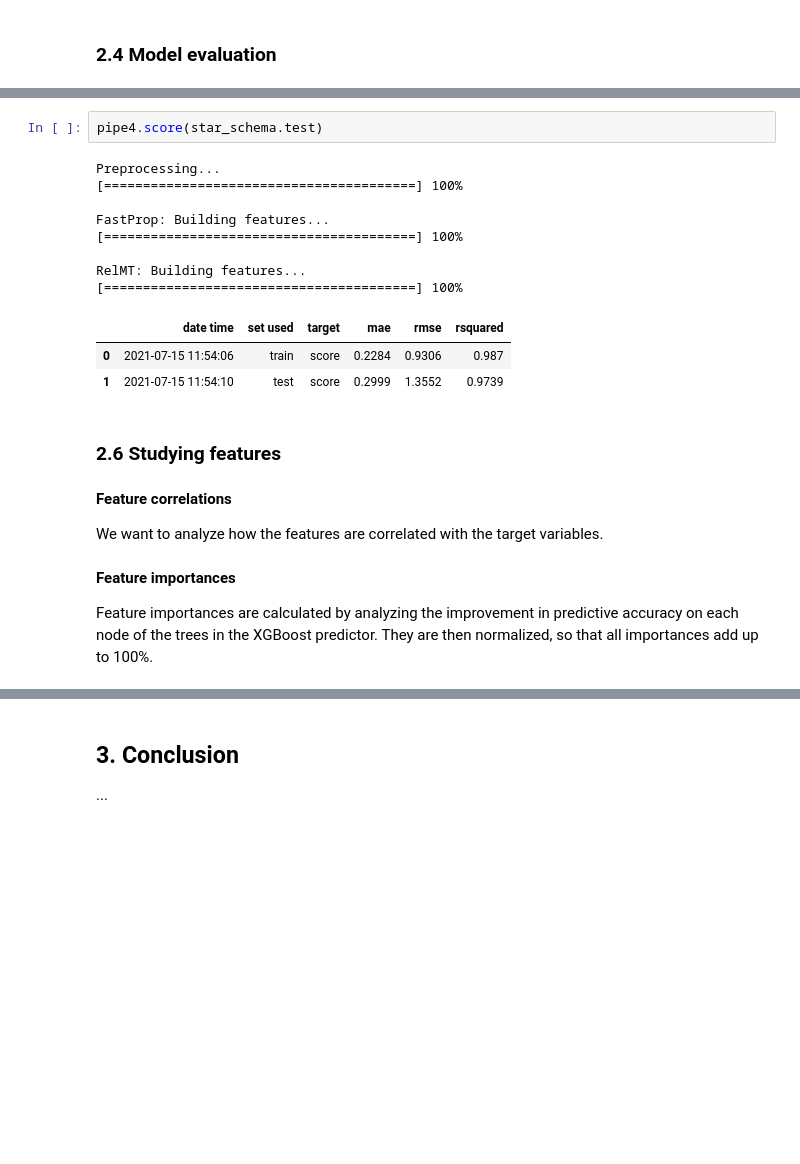
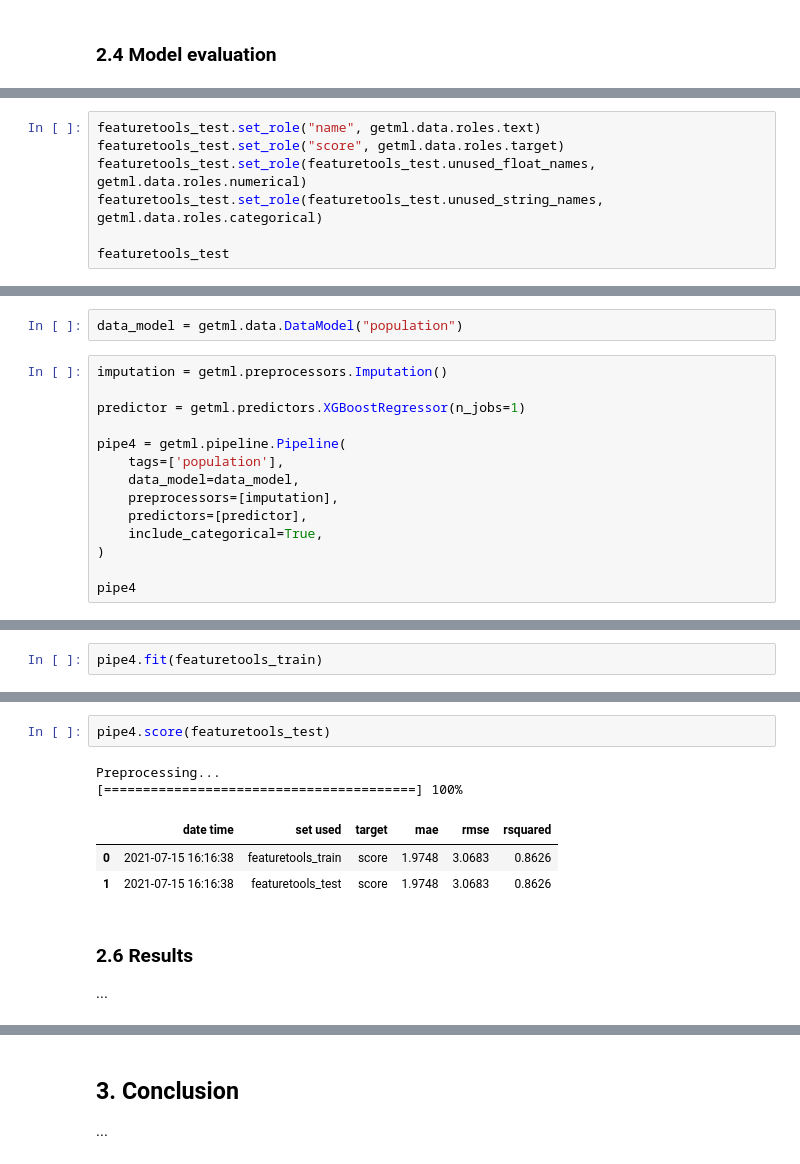
Before and after one commit to getml/getml-demo, a Jupyter notebook: sfscores.ipynb, the cells around one changed output, grey strips where cells are left out. Cells and saved outputs as stored; diff of their text form; blank space fills up the shorter version.

Commit message:
Added featuretools to SFScores

```diff
--- a/sfscores.ipynb
+++ b/sfscores.ipynb
@@ -607,0 +747,7 @@ RelMT: Building features...
+# %%
+featuretools_test.set_role("name", getml.data.roles.text)
+featuretools_test.set_role("score", getml.data.roles.target)
+featuretools_test.set_role(featuretools_test.unused_float_names, getml.data.roles.numerical)
+featuretools_test.set_role(featuretools_test.unused_string_names, getml.data.roles.categorical)
+
+featuretools_test
@@ -607,0 +773,16 @@ RelMT: Building features...
+# %%
+data_model = getml.data.DataModel("population")
+# %%
+imputation = getml.preprocessors.Imputation()
+
+predictor = getml.predictors.XGBoostRegressor(n_jobs=1)
+
+pipe4 = getml.pipeline.Pipeline(
+    tags=['population'],
+    data_model=data_model,
+    preprocessors=[imputation],
+    predictors=[predictor],
+    include_categorical=True,
+)
+
+pipe4
@@ -607,0 +800,2 @@ RelMT: Building features...
+# %%
+pipe4.fit(featuretools_train)
@@ -608,24 +832,12 @@ RelMT: Building features...
 # %%
-pipe4.score(star_schema.test)
+pipe4.score(featuretools_test)
 # %% [output]
 Preprocessing...
 [========================================] 100%
-
-FastProp: Building features...
-[========================================] 100%
-
-RelMT: Building features...
-[========================================] 100%
 |  | date time | set used | target | mae | rmse | rsquared |
-| 0 | 2021-07-15 11:54:06 | train | score | 0.2284 | 0.9306 | 0.987 |
-| 1 | 2021-07-15 11:54:10 | test | score | 0.2999 | 1.3552 | 0.9739 |
+| 0 | 2021-07-15 16:16:38 | featuretools_train | score | 1.9748 | 3.0683 | 0.8626 |
+| 1 | 2021-07-15 16:16:38 | featuretools_test | score | 1.9748 | 3.0683 | 0.8626 |
 # %% [markdown]
-### 2.6 Studying features
+### 2.6 Results
+
+...
-# %% [markdown]
-__Feature correlations__
-
-We want to analyze how the features are correlated with the target variables.
-# %% [markdown]
-__Feature importances__
-
-Feature importances are calculated by analyzing the improvement in predictive accuracy on each node of the trees in the XGBoost predictor. They are then normalized, so that all importances add up to 100%.
```
Also changed, not shown: parts of 36 cells of this notebook.
